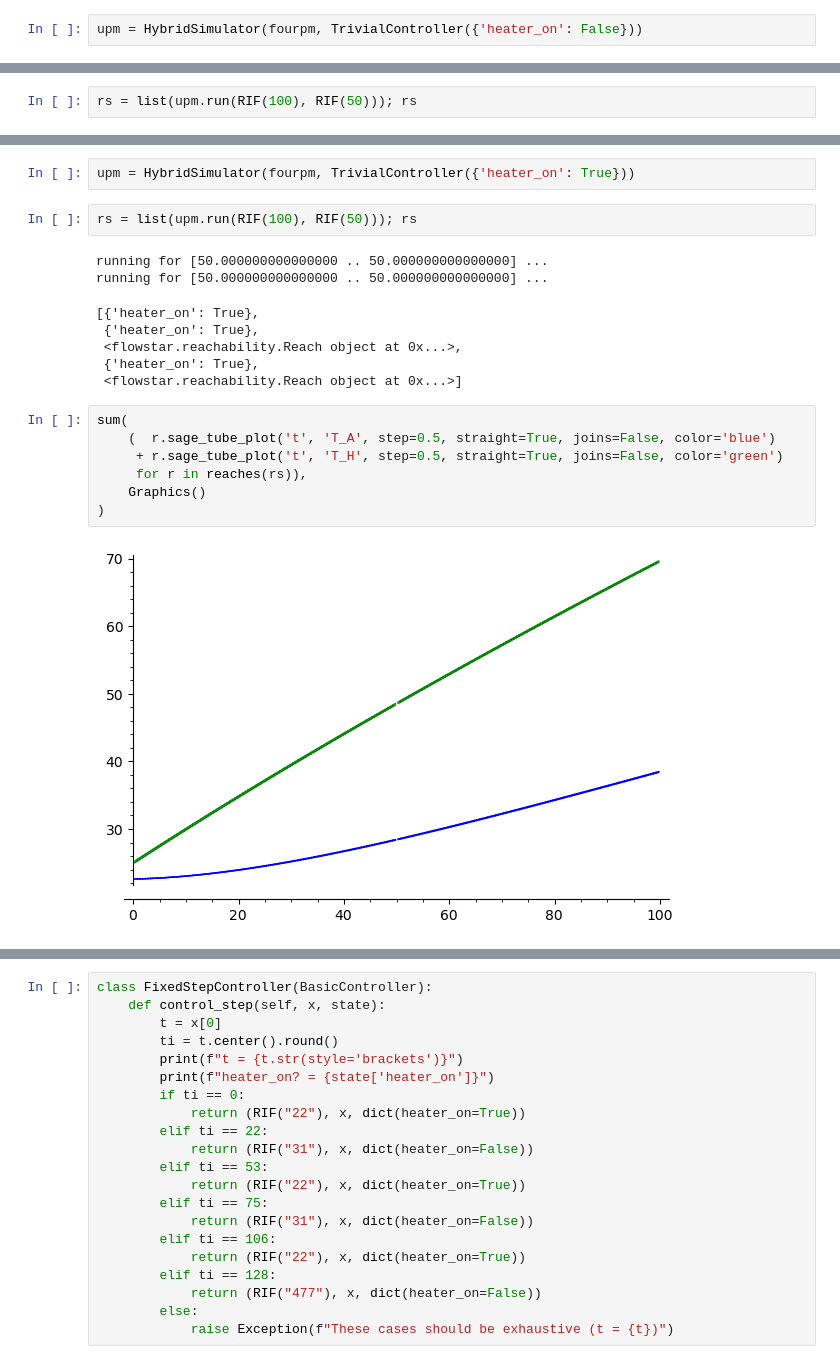
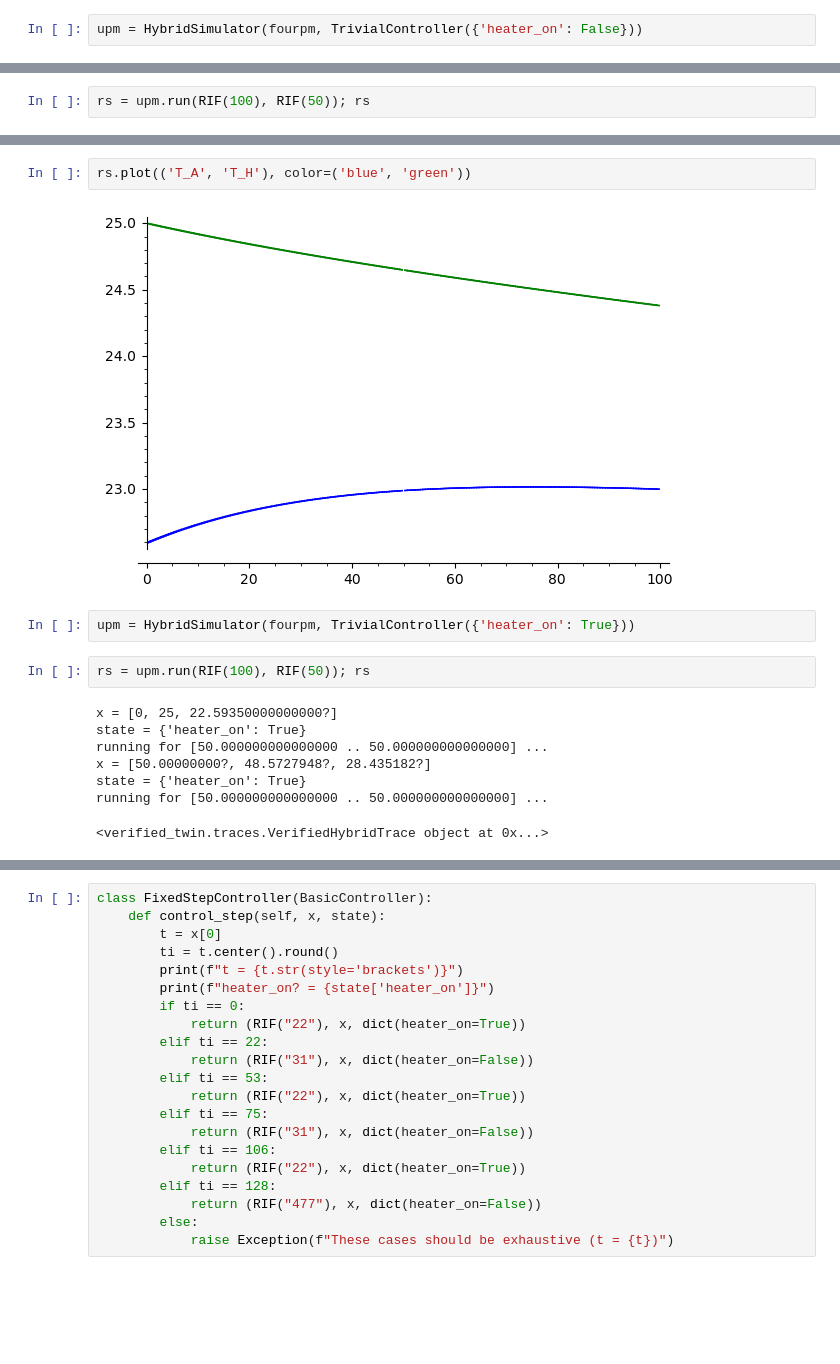
Before and after one commit to twright/example_digital-twin_incubator, a Jupyter notebook: software/notebooks/Incubator Hybrid Simulation.ipynb, the cells around one changed output, grey strips where cells are left out. Drawn from its saved outputs; the diff is of its cells as text; blank space fills up the shorter version.

```diff
--- a/software/notebooks/Incubator Hybrid Simulation.ipynb
+++ b/software/notebooks/Incubator Hybrid Simulation.ipynb
@@ -72,3 +79,3 @@ upm = HybridSimulator(fourpm, TrivialController({'heater_on': False}))
 # %%
-rs = list(upm.run(RIF(100), RIF(50))); rs
+rs = upm.run(RIF(100), RIF(50)); rs
 # %% [output]
@@ -94,21 +97,16 @@ sum(
+# %%
+rs.plot(('T_A', 'T_H'), color=('blue', 'green'))
+# %% [output]
+[figure, added]
 # %%
 upm = HybridSimulator(fourpm, TrivialController({'heater_on': True}))
 # %%
-rs = list(upm.run(RIF(100), RIF(50))); rs
+rs = upm.run(RIF(100), RIF(50)); rs
 # %% [output]
+x = [0, 25, 22.59350000000000?]
+state = {'heater_on': True}
 running for [50.000000000000000 .. 50.000000000000000] ...
+x = [50.00000000?, 48.5727948?, 28.435182?]
+state = {'heater_on': True}
 running for [50.000000000000000 .. 50.000000000000000] ...
-[{'heater_on': True},
- {'heater_on': True},
- <flowstar.reachability.Reach object at 0x...>,
- {'heater_on': True},
- <flowstar.reachability.Reach object at 0x...>]
+<verified_twin.traces.VerifiedHybridTrace object at 0x...>
-# %%
-sum(
-    (  r.sage_tube_plot('t', 'T_A', step=0.5, straight=True, joins=False, color='blue')
-     + r.sage_tube_plot('t', 'T_H', step=0.5, straight=True, joins=False, color='green')
-     for r in reaches(rs)),
-    Graphics()
-)
-# %% [output]
-[figure, removed]
```
Also changed, not shown: parts of 59 cells of this notebook.
